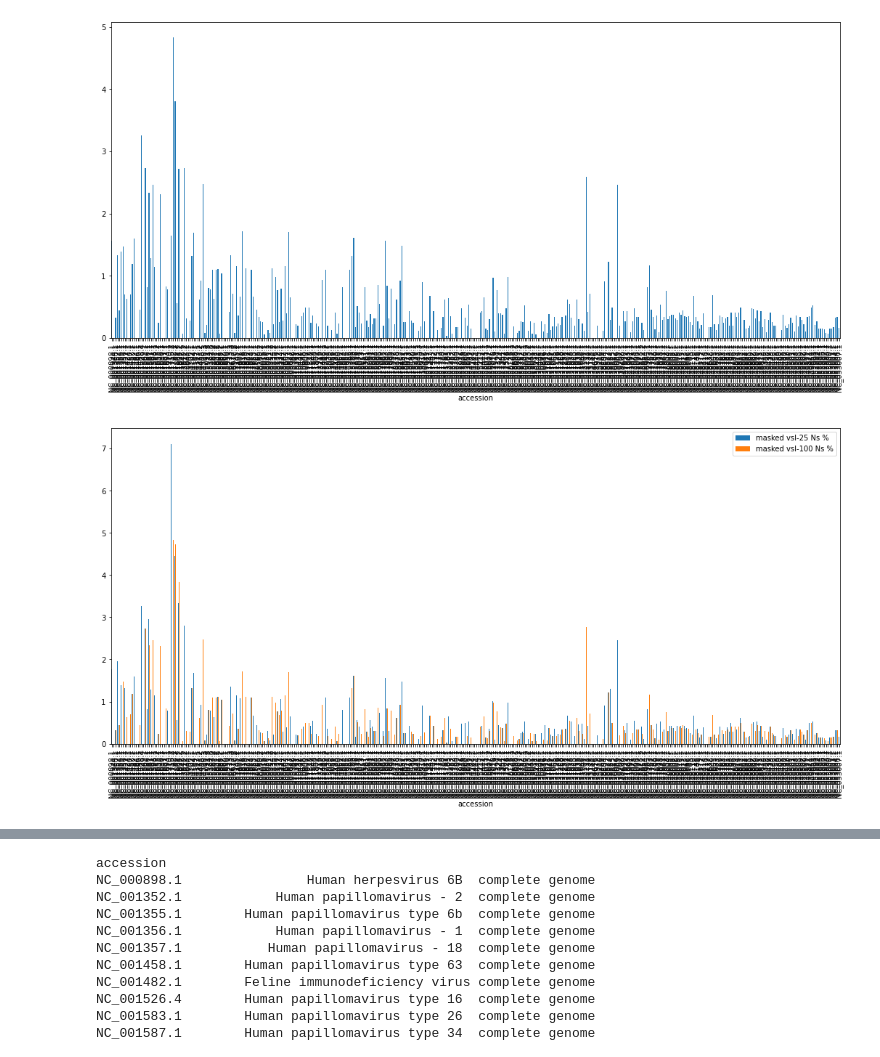
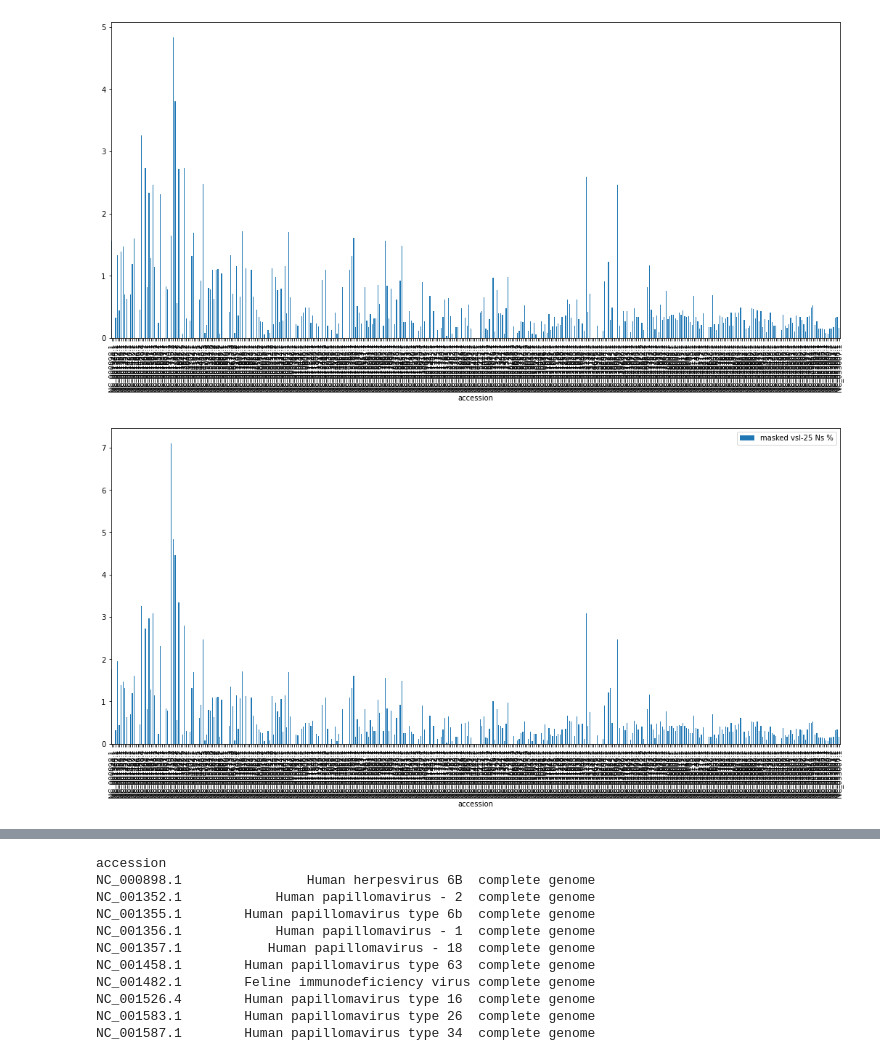
Before and after one commit to ucsffrancislab/genomics, a Jupyter notebook: data/20210610-hg38-viral-homology/analysis.ipynb, the cells around one changed output, grey strips where cells are left out. Drawn from its saved outputs; the diff is of its cells as text; code cells hidden in the pictures.

```diff
--- a/data/20210610-hg38-viral-homology/analysis.ipynb
+++ b/data/20210610-hg38-viral-homology/analysis.ipynb
@@ -65,10 +65,11 @@ plt.show()
 # %% [output]
 [figure]
 # %%
-df[['masked vsl-25 Ns %','masked vsl-100 Ns %']].plot(kind='bar')
+#df[['masked vsl-25 Ns %','masked vsl-100 Ns %']].plot(kind='bar')
+df[['masked vsl-25 Ns %']].plot(kind='bar')
 plt.show()
 # %% [output]
-[figure, old version]
+[figure, new version]
 # %%
 df
 # %% [output]
```
Also changed, not shown: parts of 23 cells of this notebook, 3 other files.
